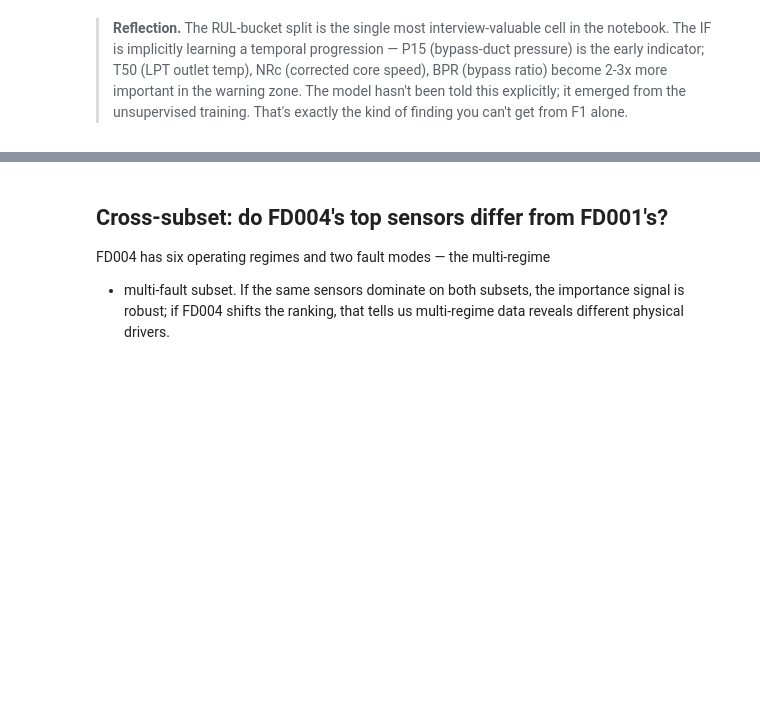
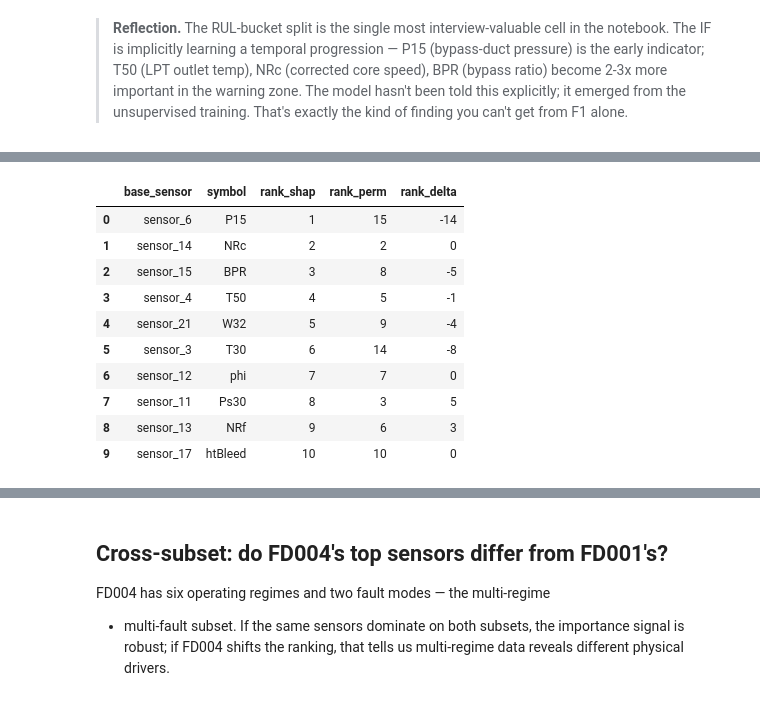
Before and after one commit to Anjanamb/sensor-anomaly-detection, a Jupyter notebook: notebooks/07_feature_importance.ipynb, the cells around one changed output, grey strips where cells are left out. Cells and saved outputs as stored; diff of their text form; code cells hidden in the pictures; blank space fills up the shorter version.

```diff
--- a/notebooks/07_feature_importance.ipynb
+++ b/notebooks/07_feature_importance.ipynb
@@ -255,0 +493,22 @@ plt.show()
+# %%
+# Side-by-side: SHAP rank vs Permutation rank for the top sensors
+shap_ranked = sensor_imp[['base_sensor', 'symbol', 'rank']].copy().rename(
+    columns={'rank': 'rank_shap'}
+)
+compare = shap_ranked.merge(
+    perm_sensor[['base_sensor', 'rank_perm']], on='base_sensor', how='left'
+)
+compare['rank_delta'] = compare['rank_shap'] - compare['rank_perm']
+compare.head(10)
+# %% [output]
+|  | base_sensor | symbol | rank_shap | rank_perm | rank_delta |
+| 0 | sensor_6 | P15 | 1 | 15 | -14 |
+| 1 | sensor_14 | NRc | 2 | 2 | 0 |
+| 2 | sensor_15 | BPR | 3 | 8 | -5 |
+| 3 | sensor_4 | T50 | 4 | 5 | -1 |
+| 4 | sensor_21 | W32 | 5 | 9 | -4 |
+| 5 | sensor_3 | T30 | 6 | 14 | -8 |
+| 6 | sensor_12 | phi | 7 | 7 | 0 |
+| 7 | sensor_11 | Ps30 | 8 | 3 | 5 |
+| 8 | sensor_13 | NRf | 9 | 6 | 3 |
+| 9 | sensor_17 | htBleed | 10 | 10 | 0 |
```
Also changed, not shown: parts of 17 cells of this notebook, 3 other files.
